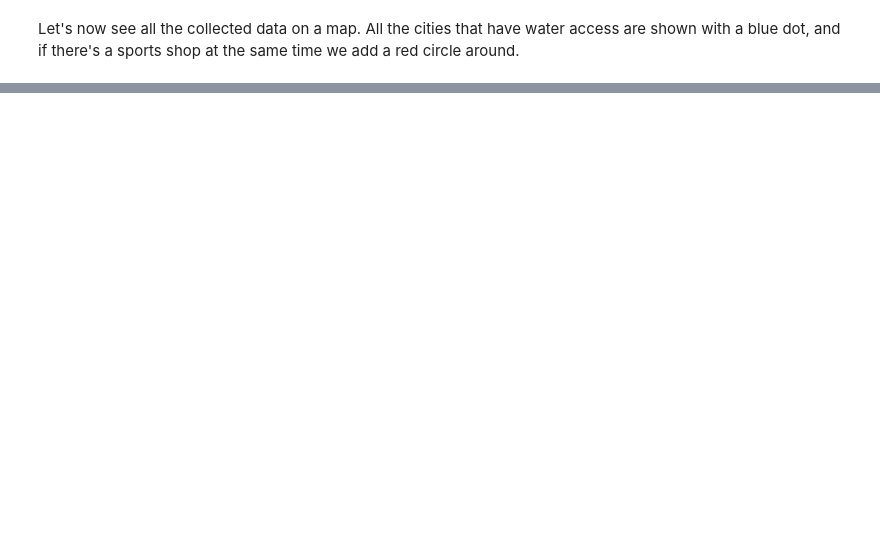
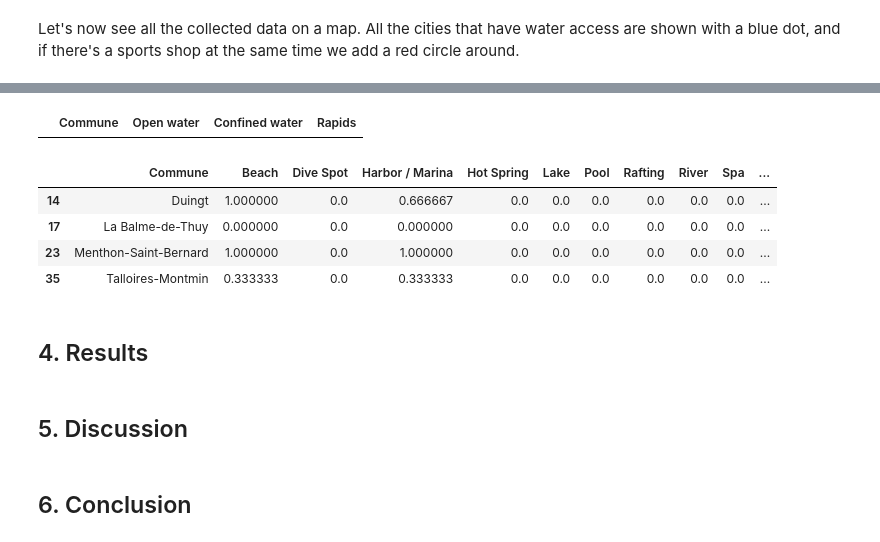
Before and after one commit to SandrineMetral/Coursera_Capstone, a Jupyter notebook: The Battle of Neighborhoods.ipynb, the cells around one changed output, grey strips where cells are left out. Saved outputs shown, nothing was run; the diff lists cells and outputs as text; code cells hidden in the pictures; blank space fills up the shorter version.

```diff
--- a/The Battle of Neighborhoods.ipynb
+++ b/The Battle of Neighborhoods.ipynb
@@ -415,0 +520,16 @@ This concludes the data gathering phase - we're now ready to use this data for a
+# %%
+df_norm=df_noshop
+df_norm =df_norm.drop(['Latitude','Longitude'],axis=1)
+#df_norm['Population']=df_norm['Population']/df_norm['Population'].max()
+#df_norm['Beach']=df_norm['Beach']/df_norm['Beach'].max()
+#df_norm['Dive Spot']=df_norm['Dive Spot']/df_norm['Dive Spot'].max()
+#df_norm['Harbor / Marina']=df_norm['Harbor / Marina']/df_norm['Harbor / Marina'].max()
+#df_norm['Hot Spring']=df_norm['Hot Spring']/df_norm['Hot Spring'].max()
+#df_norm['Lake']=df_norm['Lake']/df_norm['Lake'].max()
+#df_norm['Pool']=df_norm['Pool']/df_norm['Pool'].max()
+#df_norm['Rafting']=df_norm['Rafting']/df_norm['Rafting'].max()
+#df_norm['River']=df_norm['River']/df_norm['River'].max()
+#df_norm['Spa']=df_norm['Spa']/df_norm['Spa'].max()
+#df_norm['Water Park']=df_norm['Water Park']/df_norm['Water Park'].max()
+#df_norm['Waterfall']=df_norm['Waterfall']/df_norm['Waterfall'].max()
+#df_norm['Waterfront']=df_norm['Waterfront']/df_norm['Waterfront'].max()
@@ -415,0 +654,18 @@ This concludes the data gathering phase - we're now ready to use this data for a
+# %%
+filt_norm.loc[filt_norm['Cluster Labels']==3,filt_norm.columns[[1]+list(range(2,filt_norm.shape[1]))]]
+# %% [output]
+|  | Commune | Open water | Confined water | Rapids |
+# %%
+df_norm.loc[df_norm['Cluster Labels']==4,df_norm.columns[[1]+list(range(2,df_norm.shape[1]))]]
+# %% [output]
+|  | Commune | Beach | Dive Spot | Harbor / Marina | Hot Spring | Lake | Pool | Rafting | River | Spa | ... |
+| 14 | Duingt | 1.000000 | 0.0 | 0.666667 | 0.0 | 0.0 | 0.0 | 0.0 | 0.0 | 0.0 | ... |
+| 17 | La Balme-de-Thuy | 0.000000 | 0.0 | 0.000000 | 0.0 | 0.0 | 0.0 | 0.0 | 0.0 | 0.0 | ... |
+| 23 | Menthon-Saint-Bernard | 1.000000 | 0.0 | 1.000000 | 0.0 | 0.0 | 0.0 | 0.0 | 0.0 | 0.0 | ... |
+| 35 | Talloires-Montmin | 0.333333 | 0.0 | 0.333333 | 0.0 | 0.0 | 0.0 | 0.0 | 0.0 | 0.0 | ... |
+# %% [markdown]
+## 4. Results <a name="results"></a>
+# %% [markdown]
+## 5. Discussion <a name="discussion"></a>
+# %% [markdown]
+## 6. Conclusion <a name="conclusion"></a>
```
Also changed, not shown: parts of 41 cells of this notebook.
